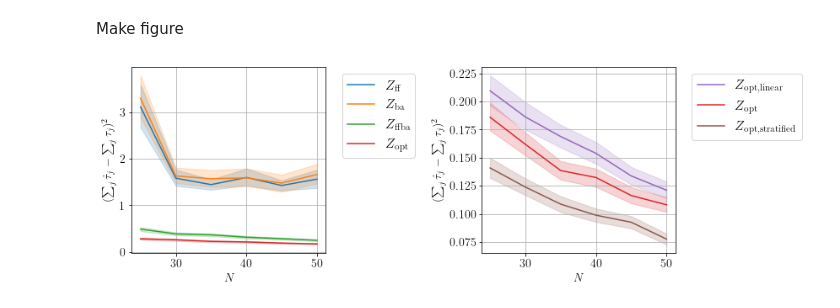
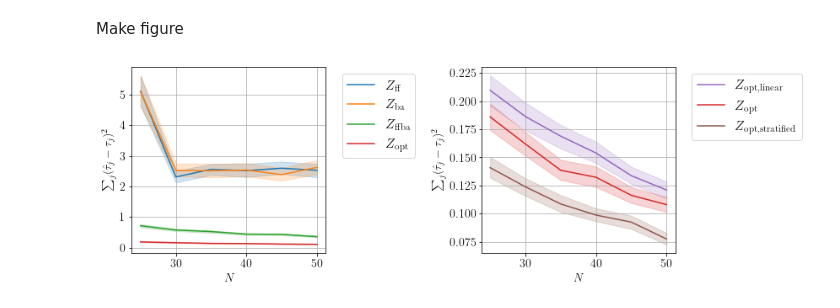
Before and after one commit to ruoxuanxiong/staggered_rollout_design, a Jupyter notebook: code/nonadaptive-flu-Figure-6.ipynb, the cells around one changed output. Saved outputs shown, nothing was run; the diff lists cells and outputs as text; code cells hidden in the pictures.

```diff
--- a/code/nonadaptive-flu-Figure-6.ipynb
+++ b/code/nonadaptive-flu-Figure-6.ipynb
@@ -112,18 +112,16 @@ for N in all_Ns:
         out[method_col] = out[method_col] + [method_dict[name]] * len(result[N][name])
         for idx in range(lag+1):
             this_val_col = '$(\hat{\\tau}_{\mathrm{'+str(idx)+'}}-\\tau_{\mathrm{'+str(idx)+'}})^2$'
-            out[this_val_col] = out[this_val_col] + list((np.array(result[N][name])[:,idx] - all_taus[lag-idx]))
-
+            out[this_val_col] = out[this_val_col] + list((np.array(result[N][name])[:,idx] - all_taus[lag-idx])**2)
 
 
 out_df = pd.DataFrame(out)
-total_val_col = '$(\sum_{j}\hat{\\tau}_{j}-\sum_{j}\\tau_{j})^2$'
+total_val_col = '$\sum_{j}(\hat{\\tau}_{j}-\\tau_{j})^2$'
 out_df[total_val_col] = 0
 for idx in range(lag+1):
     this_val_col = '$(\hat{\\tau}_{\mathrm{'+str(idx)+'}}-\\tau_{\mathrm{'+str(idx)+'}})^2$'
     out_df[total_val_col] = out_df[total_val_col] + out_df[this_val_col]
 
-out_df[total_val_col] = out_df[total_val_col] ** 2
 out_df.iloc[:,2:] = out_df.iloc[:,2:] * 1e6
 
 val = np.quantile(out_df.loc[(out_df[method_col] == method_dict['ff'])].iloc[:,-1], 0.97)
@@ -133,6 +131,7 @@ out_df_flu_basic = out_df
 # %% [markdown]
 results for the right subplot to compare $Z_{\mathrm{opt,linear}}$, $Z_{\mathrm{opt}}$, and $Z_{\mathrm{opt,stratified}}$
 # %%
+result = result_gls
 out = dict()
 N_col = '$N$'; method_col = '$\mathrm{design}$'
 method_dict = {'ff': '$Z_{\mathrm{ff}}$', 'ba': '$Z_{\mathrm{ba}}$', 'ffba': '$Z_{\mathrm{ffba}}$', 'opt_0': '$Z_{\mathrm{opt,linear}}$',
@@ -161,42 +160,37 @@ for N in all_Ns:
 
 
 out_df = pd.DataFrame(out)
-total_val_col = '$(\sum_{j}\hat{\\tau}_{j}-\sum_{j}\\tau_{j})^2$'
+total_val_col = '$\sum_{j}(\hat{\\tau}_{j}-\\tau_{j})^2$'
 out_df[total_val_col] = 0
 for idx in range(lag+1):
     this_val_col = '$(\hat{\\tau}_{\mathrm{'+str(idx)+'}}-\\tau_{\mathrm{'+str(idx)+'}})^2$'
     out_df[total_val_col] = out_df[total_val_col] + out_df[this_val_col]
 
-out_df[total_val_col]
 out_df.iloc[:,2:] = out_df.iloc[:,2:] * 1e6
 
 out_df_flu_additional = out_df
 # %% [markdown]
 Make figure
 # %%
-new_out_dir = "../flu/"
 fig, axes = plt.subplots(nrows=1,ncols=2,figsize=(12,4))
-
-# make the left subplot
 sns.lineplot(ax=axes[0], data=out_df_flu_basic, x=N_col, y=total_val_col, hue='$\mathrm{design}$',estimator=np.mean, err_style="band", palette=color_palette_dict)
 
 axes[0].tick_params('x', labelrotation=360)
 axes[0].set_xlabel(N_col)
 axes[0].set_ylabel(total_val_col)
 axes[0].legend(bbox_to_anchor=(1.05, 1), loc='upper left')
 axes[0].grid()
 
-# make the right subplot
 sns.lineplot(ax=axes[1], data=out_df_flu_additional, x=N_col, y=total_val_col, hue='$\mathrm{design}$',estimator=np.mean, err_style="band", palette=color_palette_dict)
 
 axes[1].tick_params('x', labelrotation=360)
 axes[1].set_xlabel(N_col)
 axes[1].set_ylabel(total_val_col)
 
 axes[1].legend(bbox_to_anchor=(1.05, 1), loc='upper left')
 axes[1].grid()
 plt.tight_layout()
 
-plt.savefig(out_dir+"flu/flu_T_"+str(T)+"_varying_N_lag_"+str(lag)+"_total-effect.pdf")
+plt.savefig(out_dir+"flu/flu_T_"+str(T)+"_varying_N_lag_"+str(lag)+"_agg.pdf")
 # %% [output]
-[figure, old version]
+[figure, new version]
```
Also changed, not shown: 1 other file.
